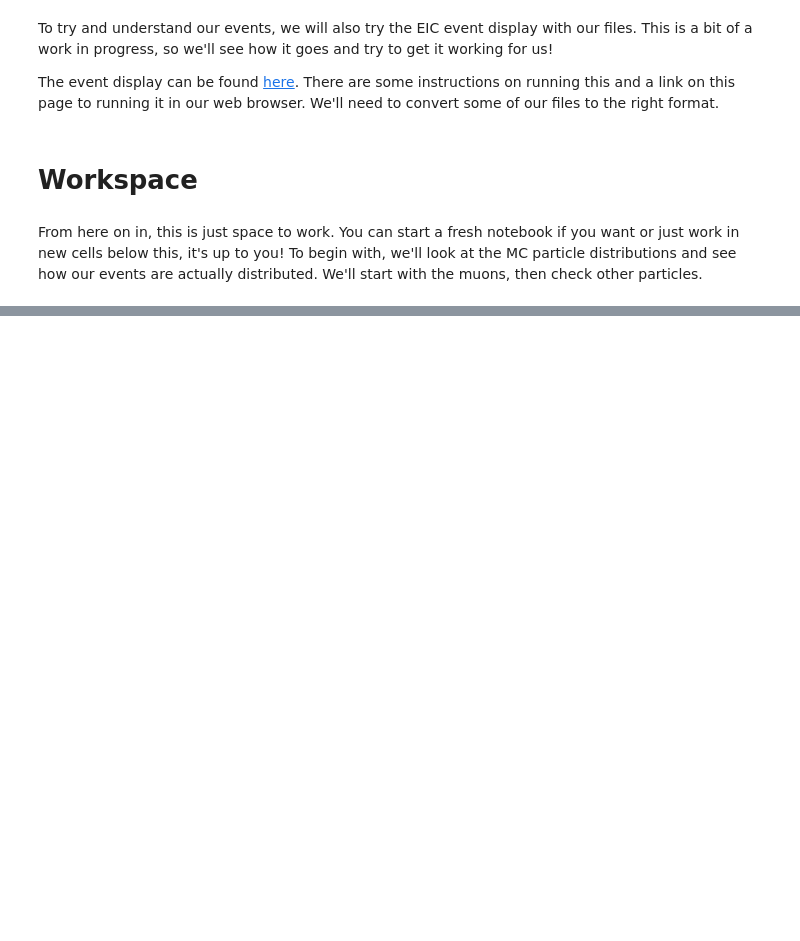
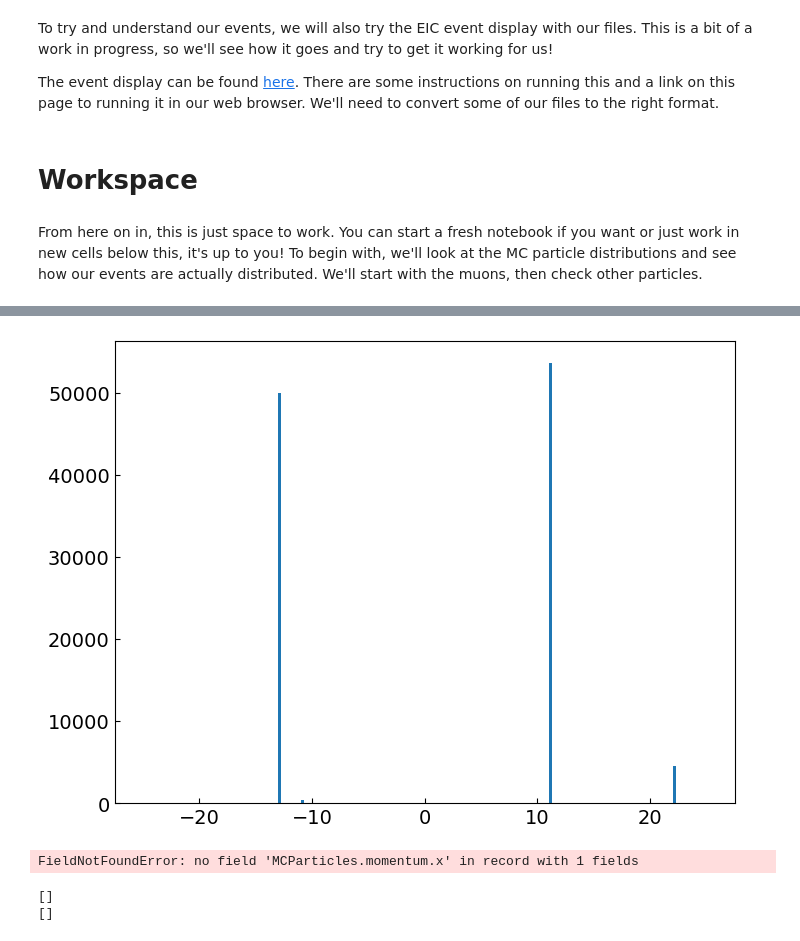
Before and after one commit to NebinGeorge/003-hsf-india-202510-NebinGeorge, a Jupyter notebook: MuonID_Setup.ipynb, the cells around one changed output, grey strips where cells are left out. Saved outputs shown, nothing was run; the diff lists cells and outputs as text; code cells hidden in the pictures; blank space fills up the shorter version.

```diff
--- a/MuonID_Setup.ipynb
+++ b/MuonID_Setup.ipynb
@@ -204,0 +287,3 @@ From here on in, this is just space to work. You can start a fresh notebook if y
+# %%
+tree = file ['events']
+tree.keys()..
@@ -204,0 +311,32 @@ From here on in, this is just space to work. You can start a fresh notebook if y
+# %%
+
+pid = tree['MCParticles'].arrays()
+plt.hist(ak.flatten(pid['MCParticles.PDG']),bins =200, range=(-25, 25))
+plt.show()
+# %% [output]
+[figure, added]
+# %%
+p_x = branches['MCParticles.momentum.x'].arrays()
+# print(p_x)
+p_y = branches['MCParticles.momentum.y'].arrays()
+# print(p_y)
+p_z = branches['MCParticles.momentum.z'].arrays()
+# print(p_z)
+
+p_x['MCParticles.momentum.x']
+p = np.sqrt(p_x['MCParticles.momentum.x']**2+p_y['MCParticles.momentum.y']**2+p_z['MCParticles.momentum.z']**2)
+print(p)
+plt.hist(ak.flatten(p),bins =100, )
+plt.show()
+# %% [output]
+FieldNotFoundError: no field 'MCParticles.momentum.x' in record with 1 fields
+# %%
+tree = file['events']
+MCPartBr = tree["MCParticles"].arrays()
+MC_Parts = vector.zip({'px': tree["MCParticles.momentum.x"], 'py': tree["MCParticles.momentum.y"], 'pz': tree["MCParticles.momentum.z"]})
+
+print(MC_Parts.eta)
+print(MC_Parts.theta)
+# %% [output]
+[]
+[]
```
Also changed, not shown: parts of 15 cells of this notebook.
